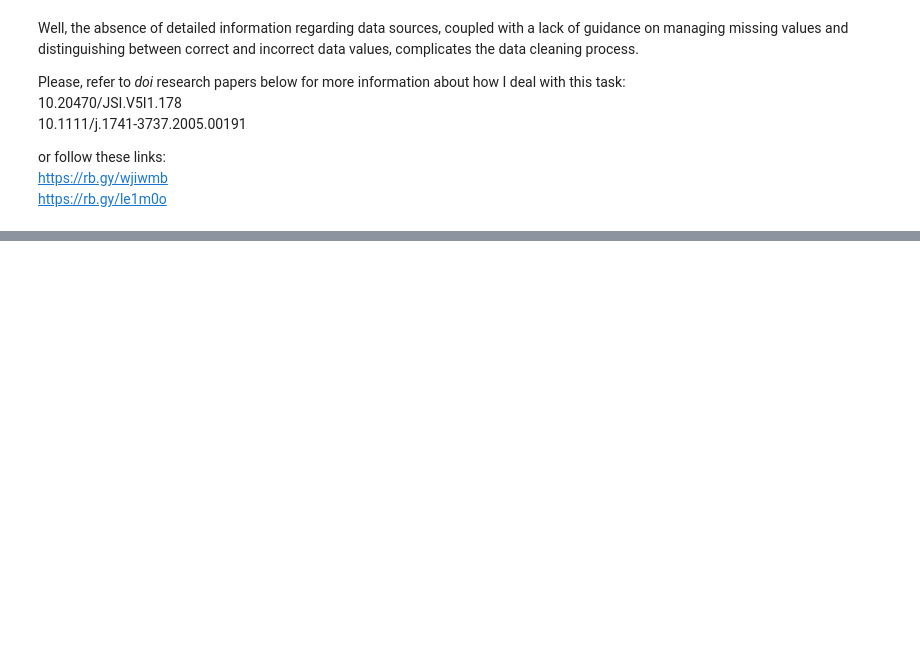
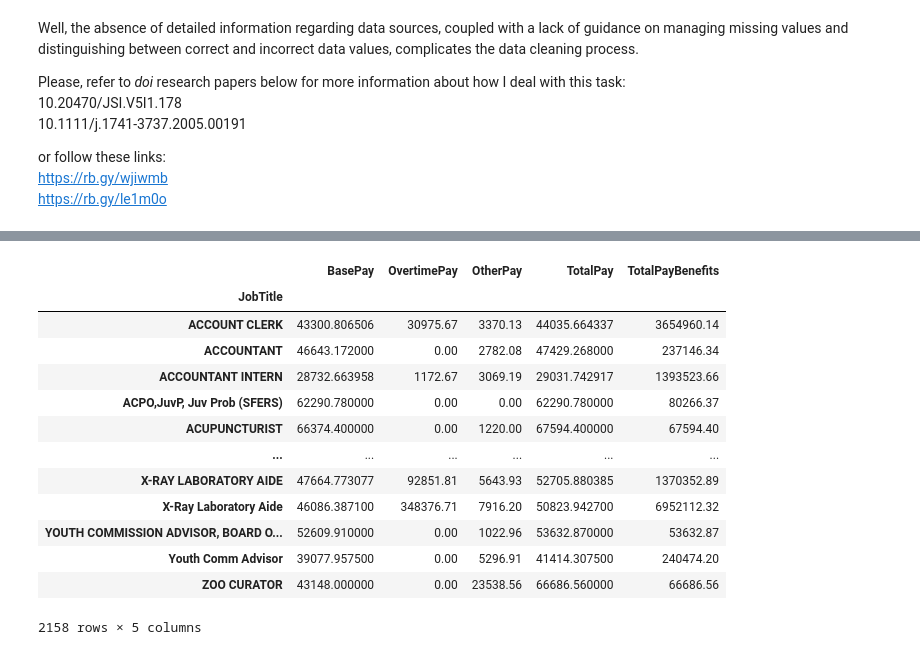
Before and after one commit to AMQ4/ShAI_BootCamp_Assignment, a Jupyter notebook: tasksol.ipynb, the cells around one changed output, grey strips where cells are left out. Saved outputs shown, nothing was run; the diff lists cells and outputs as text; code cells hidden in the pictures; blank space fills up the shorter version.

```diff
--- a/tasksol.ipynb
+++ b/tasksol.ipynb
@@ -196,0 +253,17 @@ https://rb.gy/le1m0o
+# %%
+grouped_by_job_title.aggregate(aggregate_functions)
+# %% [output]
+|  | BasePay | OvertimePay | OtherPay | TotalPay | TotalPayBenefits |
+| JobTitle |  |  |  |  |  |
+| ACCOUNT CLERK | 43300.806506 | 30975.67 | 3370.13 | 44035.664337 | 3654960.14 |
+| ACCOUNTANT | 46643.172000 | 0.00 | 2782.08 | 47429.268000 | 237146.34 |
+| ACCOUNTANT INTERN | 28732.663958 | 1172.67 | 3069.19 | 29031.742917 | 1393523.66 |
+| ACPO,JuvP, Juv Prob (SFERS) | 62290.780000 | 0.00 | 0.00 | 62290.780000 | 80266.37 |
+| ACUPUNCTURIST | 66374.400000 | 0.00 | 1220.00 | 67594.400000 | 67594.40 |
+| ... | ... | ... | ... | ... | ... |
+| X-RAY LABORATORY AIDE | 47664.773077 | 92851.81 | 5643.93 | 52705.880385 | 1370352.89 |
+| X-Ray Laboratory Aide | 46086.387100 | 348376.71 | 7916.20 | 50823.942700 | 6952112.32 |
+| YOUTH COMMISSION ADVISOR, BOARD O... | 52609.910000 | 0.00 | 1022.96 | 53632.870000 | 53632.87 |
+| Youth Comm Advisor | 39077.957500 | 0.00 | 5296.91 | 41414.307500 | 240474.20 |
+| ZOO CURATOR | 43148.000000 | 0.00 | 23538.56 | 66686.560000 | 66686.56 |
+2158 rows × 5 columns
```
Also changed, not shown: parts of 7 cells of this notebook.
